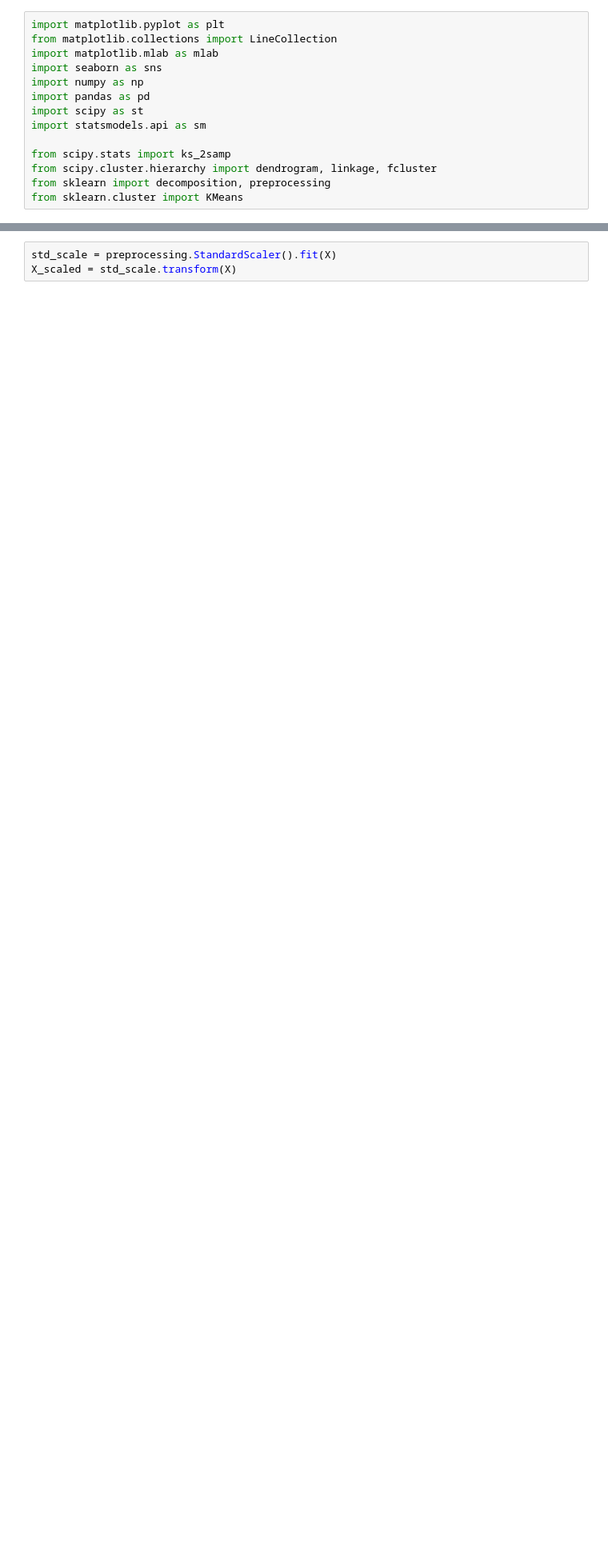
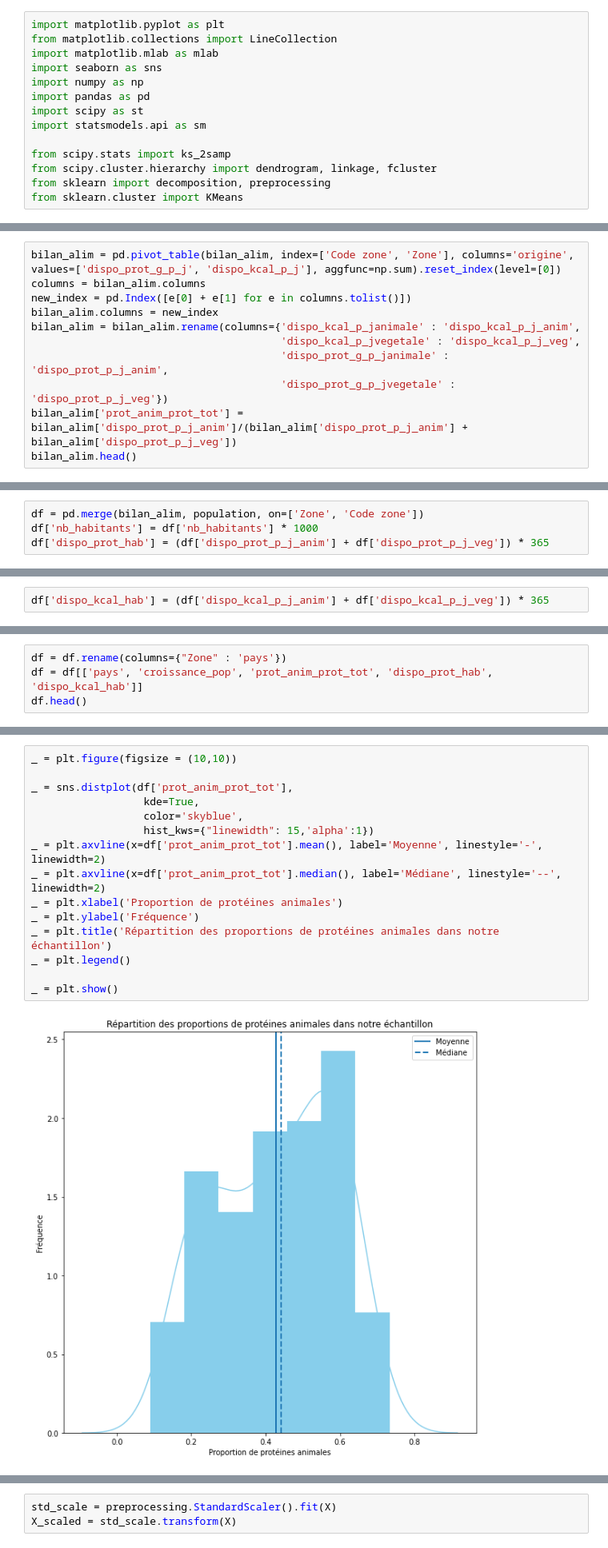
Before and after one commit to Sylvariane/etude_marche, a Jupyter notebook: P5_02_code.ipynb, the cells around one changed output, grey strips where cells are left out. Shown: that part at 80% size. Saved outputs shown, nothing was run; the diff lists cells and outputs as text; blank space fills up the shorter version.

```diff
--- a/P5_02_code.ipynb
+++ b/P5_02_code.ipynb
@@ -431,0 +206,11 @@ illustrative_var = bilan_alim['ddg_cluster']
+# %%
+bilan_alim = pd.pivot_table(bilan_alim, index=['Code zone', 'Zone'], columns='origine', values=['dispo_prot_g_p_j', 'dispo_kcal_p_j'], aggfunc=np.sum).reset_index(level=[0])
+columns = bilan_alim.columns
+new_index = pd.Index([e[0] + e[1] for e in columns.tolist()])
+bilan_alim.columns = new_index
+bilan_alim = bilan_alim.rename(columns={'dispo_kcal_p_janimale' : 'dispo_kcal_p_j_anim',
+                                        'dispo_kcal_p_jvegetale' : 'dispo_kcal_p_j_veg',
+                                        'dispo_prot_g_p_janimale' : 'dispo_prot_p_j_anim',
+                                        'dispo_prot_g_p_jvegetale' : 'dispo_prot_p_j_veg'})
+bilan_alim['prot_anim_prot_tot'] = bilan_alim['dispo_prot_p_j_anim']/(bilan_alim['dispo_prot_p_j_anim'] + bilan_alim['dispo_prot_p_j_veg'])
+bilan_alim.head()
@@ -431,0 +227,4 @@ illustrative_var = bilan_alim['ddg_cluster']
+# %%
+df = pd.merge(bilan_alim, population, on=['Zone', 'Code zone'])
+df['nb_habitants'] = df['nb_habitants'] * 1000
+df['dispo_prot_hab'] = (df['dispo_prot_p_j_anim'] + df['dispo_prot_p_j_veg']) * 365
@@ -431,0 +233,2 @@ illustrative_var = bilan_alim['ddg_cluster']
+# %%
+df['dispo_kcal_hab'] = (df['dispo_kcal_p_j_anim'] + df['dispo_kcal_p_j_veg']) * 365
@@ -431,0 +237,4 @@ illustrative_var = bilan_alim['ddg_cluster']
+# %%
+df = df.rename(columns={"Zone" : 'pays'})
+df = df[['pays', 'croissance_pop', 'prot_anim_prot_tot', 'dispo_prot_hab', 'dispo_kcal_hab']]
+df.head()
@@ -431,0 +257,17 @@ illustrative_var = bilan_alim['ddg_cluster']
+# %%
+_ = plt.figure(figsize = (10,10))
+
+_ = sns.distplot(df['prot_anim_prot_tot'],
+                  kde=True,
+                  color='skyblue',
+                  hist_kws={"linewidth": 15,'alpha':1})
+_ = plt.axvline(x=df['prot_anim_prot_tot'].mean(), label='Moyenne', linestyle='-', linewidth=2)
+_ = plt.axvline(x=df['prot_anim_prot_tot'].median(), label='Médiane', linestyle='--', linewidth=2)
+_ = plt.xlabel('Proportion de protéines animales')
+_ = plt.ylabel('Fréquence')
+_ = plt.title('Répartition des proportions de protéines animales dans notre échantillon')
+_ = plt.legend()
+
+_ = plt.show()
+# %% [output]
+[figure, added]
```
Also changed, not shown: parts of 198 cells of this notebook.
